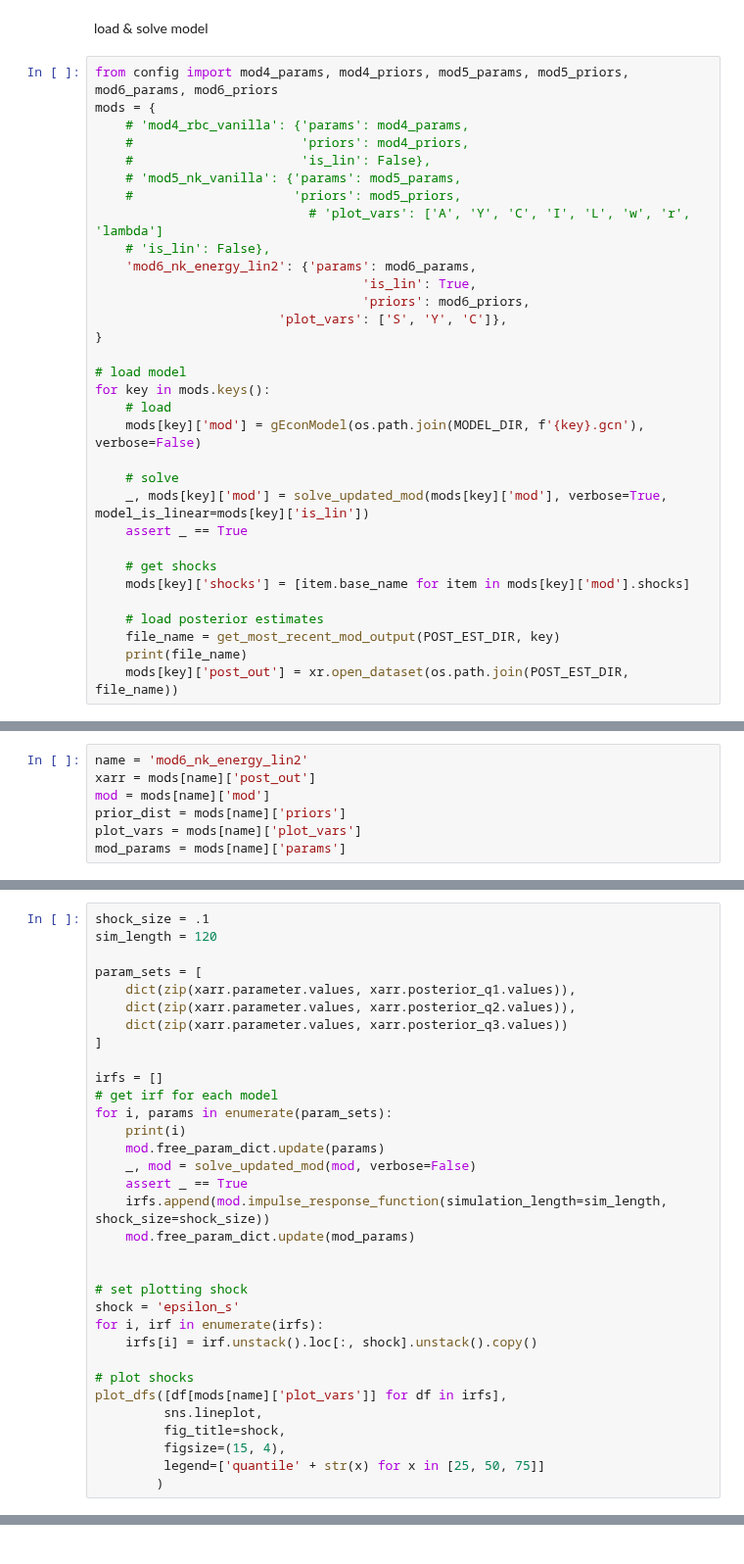
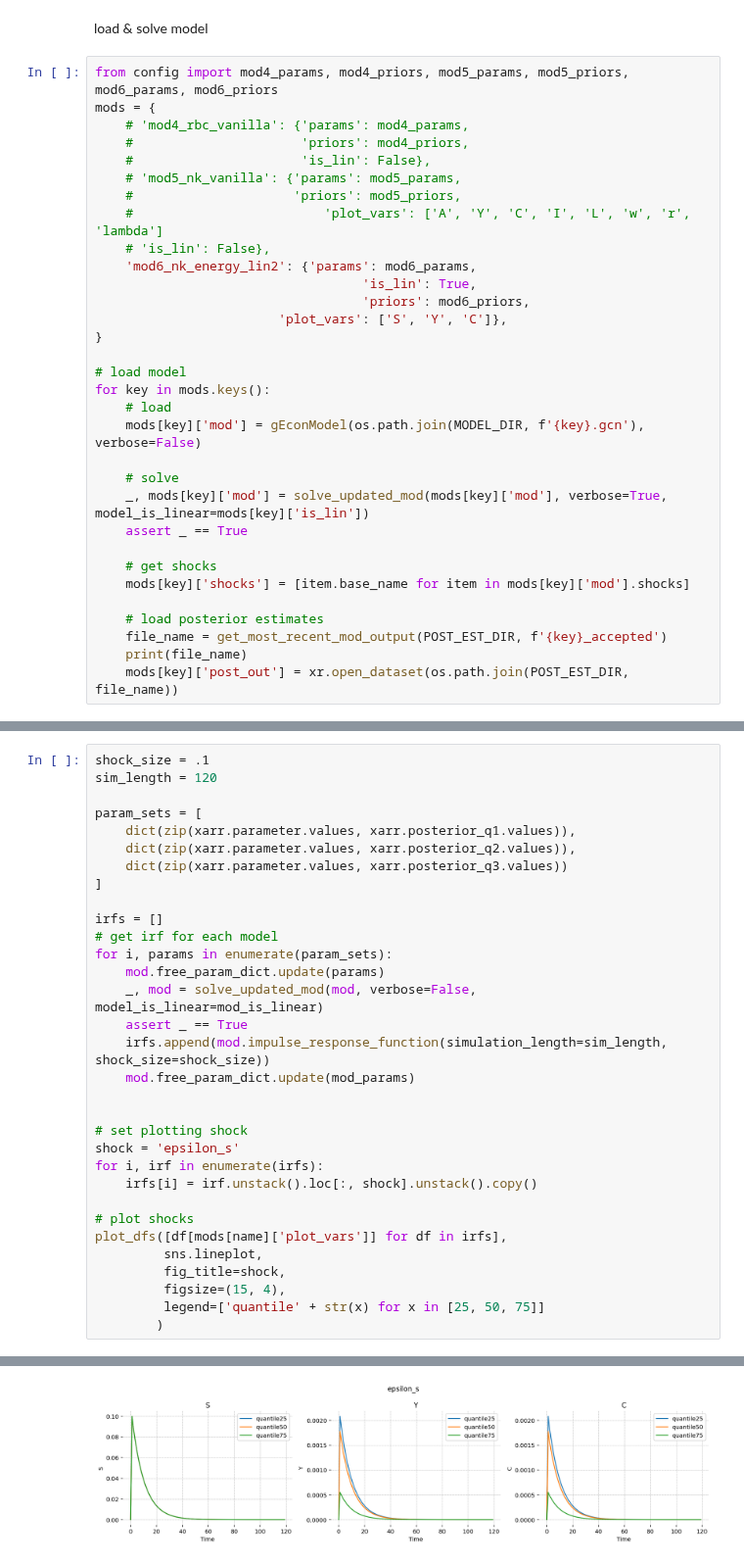
Before and after one commit to lukasgrahl/memoire1, a Jupyter notebook: notebooks/04-forecasting.ipynb, the cells around one changed output, grey strips where cells are left out. Shown at 98% size. Drawn from its saved outputs; the diff is of its cells as text.

```diff
--- a/notebooks/04-forecasting.ipynb
+++ b/notebooks/04-forecasting.ipynb
@@ -57,7 +54,7 @@ mods = {
     #                      'is_lin': False},
     # 'mod5_nk_vanilla': {'params': mod5_params,
     #                     'priors': mod5_priors,
-                            # 'plot_vars': ['A', 'Y', 'C', 'I', 'L', 'w', 'r', 'lambda']
+    #                         'plot_vars': ['A', 'Y', 'C', 'I', 'L', 'w', 'r', 'lambda']
     # 'is_lin': False},
     'mod6_nk_energy_lin2': {'params': mod6_params,
                                    'is_lin': True,
@@ -78,7 +75,7 @@ for key in mods.keys():
     mods[key]['shocks'] = [item.base_name for item in mods[key]['mod'].shocks]
 
     # load posterior estimates
-    file_name = get_most_recent_mod_output(POST_EST_DIR, key)
+    file_name = get_most_recent_mod_output(POST_EST_DIR, f'{key}_accepted')
     print(file_name)
     mods[key]['post_out'] = xr.open_dataset(os.path.join(POST_EST_DIR, file_name))
 # %% [output]
@@ -96,7 +88,0 @@ mod.free_param_dict
-# %%
-name = 'mod6_nk_energy_lin2'
-xarr = mods[name]['post_out']
-mod = mods[name]['mod']
-prior_dist = mods[name]['priors']
-plot_vars = mods[name]['plot_vars']
-mod_params = mods[name]['params']
@@ -163,9 +99,8 @@ param_sets = [
 irfs = []
 # get irf for each model
 for i, params in enumerate(param_sets):
-    print(i)
     mod.free_param_dict.update(params)
-    _, mod = solve_updated_mod(mod, verbose=False)
+    _, mod = solve_updated_mod(mod, verbose=False, model_is_linear=mod_is_linear)
     assert _ == True
     irfs.append(mod.impulse_response_function(simulation_length=sim_length, shock_size=shock_size))
     mod.free_param_dict.update(mod_params)
@@ -189,0 +122 @@ AssertionError: Expected 10 exog_inputs
+[figure, added]
```
Also changed, not shown: parts of 22 cells of this notebook, 5 other files.
